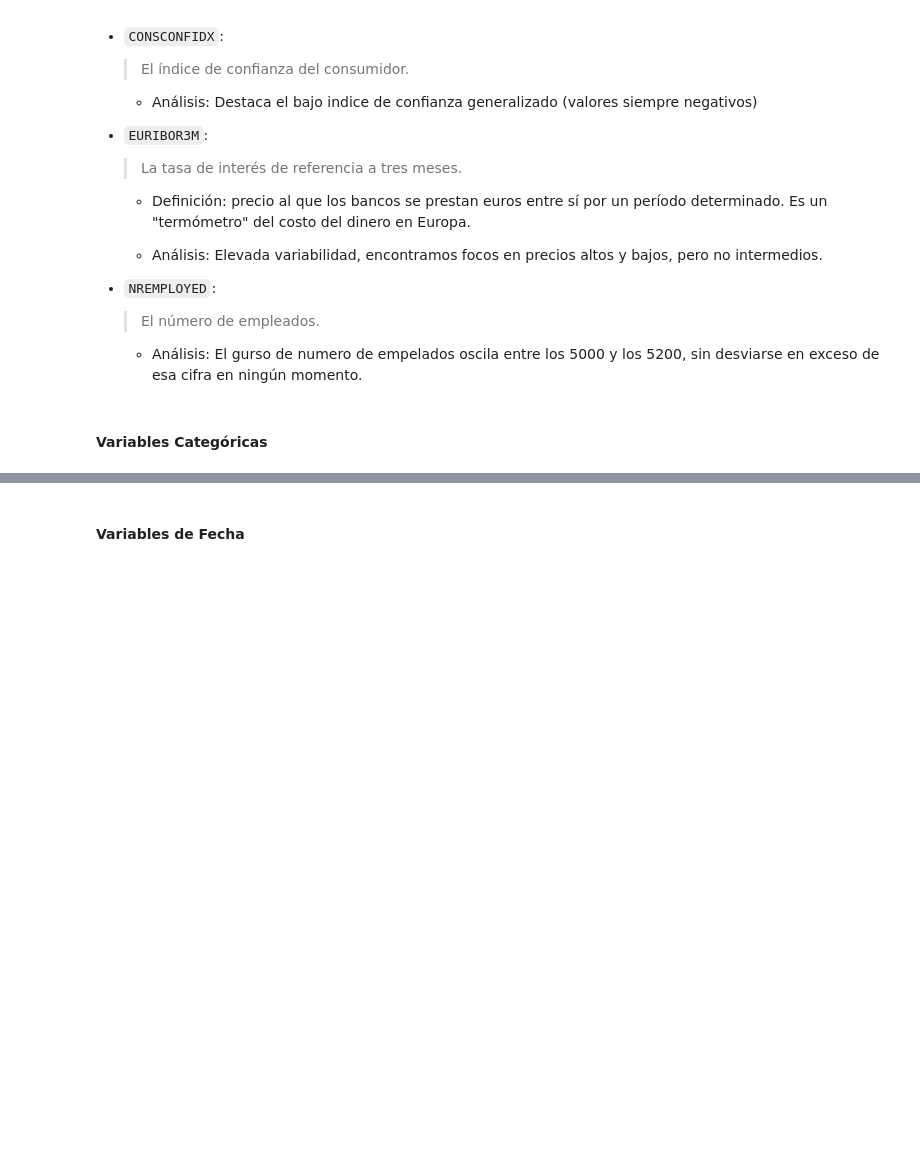
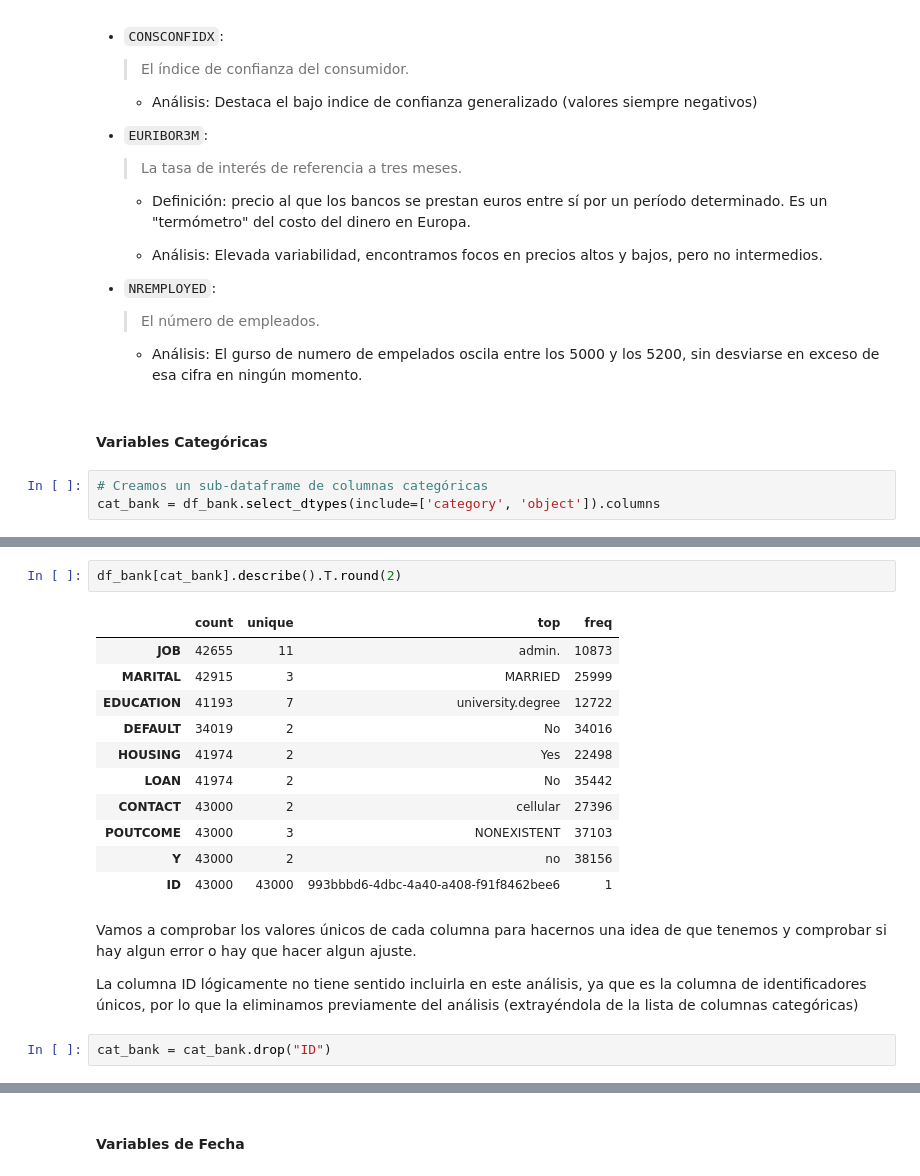
Before and after one commit to PalomaDA/DataProyect_EDA_Python, a Jupyter notebook: 01-analisis_inicial.ipynb, the cells around one changed output, grey strips where cells are left out. Saved outputs shown, nothing was run; the diff lists cells and outputs as text; blank space fills up the shorter version.

```diff
--- a/01-analisis_inicial.ipynb
+++ b/01-analisis_inicial.ipynb
@@ -369,3 +369,6 @@ for col in num_bank:
     - Análisis:  El gurso de numero de empelados oscila entre los 5000 y los 5200, sin desviarse en exceso de esa cifra en ningún momento.
 # %% [markdown]
 #### Variables Categóricas
+# %%
+# Creamos un sub-dataframe de columnas categóricas
+cat_bank = df_bank.select_dtypes(include=['category', 'object']).columns
@@ -371,0 +380,20 @@ for col in num_bank:
+# %%
+df_bank[cat_bank].describe().T.round(2)
+# %% [output]
+|  | count | unique | top | freq |
+| JOB | 42655 | 11 | admin. | 10873 |
+| MARITAL | 42915 | 3 | MARRIED | 25999 |
+| EDUCATION | 41193 | 7 | university.degree | 12722 |
+| DEFAULT | 34019 | 2 | No | 34016 |
+| HOUSING | 41974 | 2 | Yes | 22498 |
+| LOAN | 41974 | 2 | No | 35442 |
+| CONTACT | 43000 | 2 | cellular | 27396 |
+| POUTCOME | 43000 | 3 | NONEXISTENT | 37103 |
+| Y | 43000 | 2 | no | 38156 |
+| ID | 43000 | 43000 | 993bbbd6-4dbc-4a40-a408-f91f8462bee6 | 1 |
+# %% [markdown]
+Vamos a comprobar los valores únicos de cada columna para hacernos una idea de que tenemos y comprobar si hay algun error o hay que hacer algun ajuste.
+
+La columna ID lógicamente no tiene sentido incluirla en este análisis, ya que es la columna de identificadores únicos, por lo que la eliminamos previamente del análisis (extrayéndola de la lista de columnas categóricas)
+# %%
+cat_bank = cat_bank.drop("ID")
```
Also changed, not shown: parts of 20 cells of this notebook.
